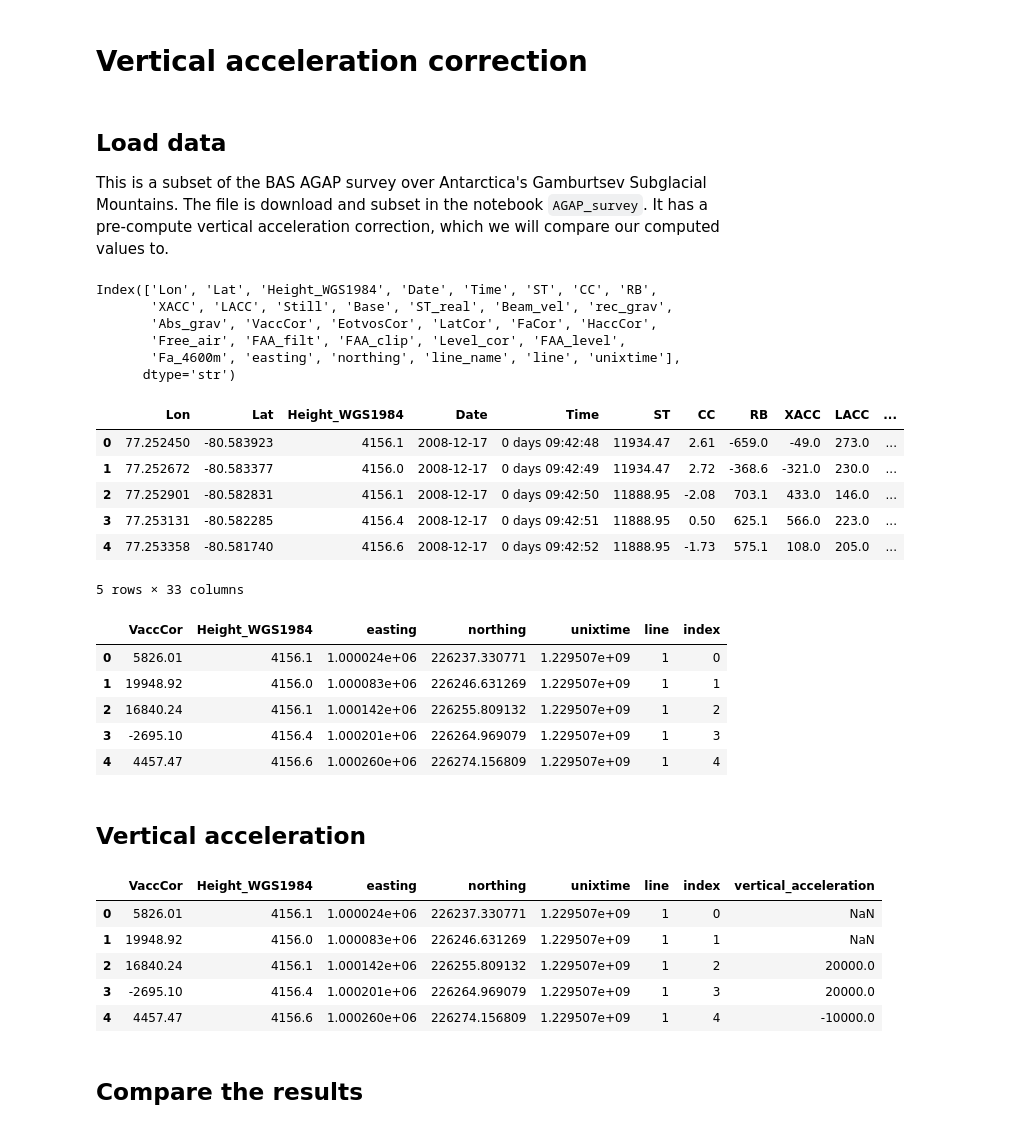
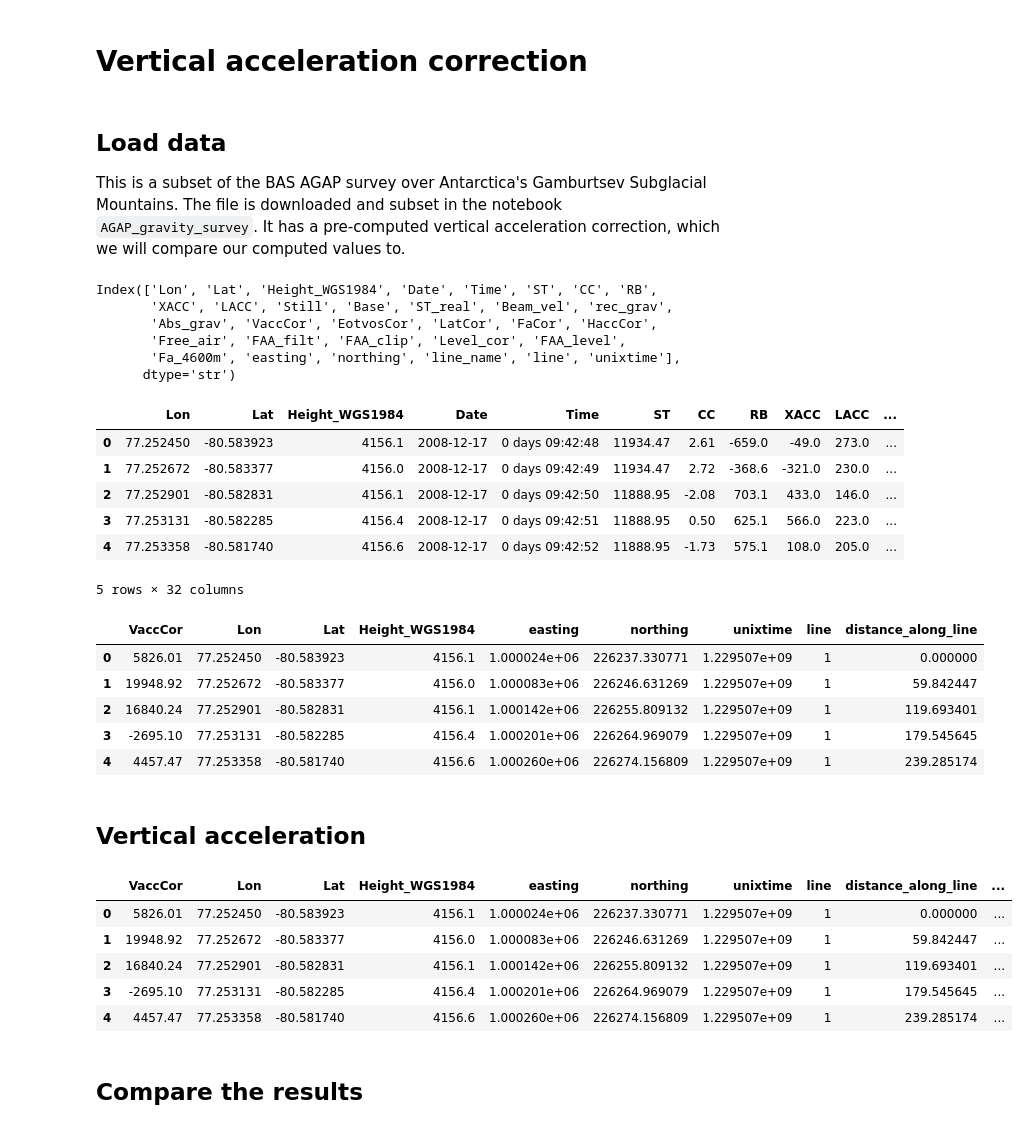
Before and after one commit to GeoToolkits/airbornegeo, a Jupyter notebook: docs/vertical_acceleration_correction.ipynb, the cells around one changed output. Saved outputs shown, nothing was run; the diff lists cells and outputs as text; code cells hidden in the pictures.

```diff
--- a/docs/vertical_acceleration_correction.ipynb
+++ b/docs/vertical_acceleration_correction.ipynb
@@ -14,12 +11,11 @@ pio.renderers.default = "notebook"
 # %% [markdown]
 ## Load data
 
-This is a subset of the BAS AGAP survey over Antarctica's Gamburtsev Subglacial Mountains. The file is download and subset in the notebook `AGAP_survey`. It has a pre-compute vertical acceleration correction, which we will compare our computed values to.
+This is a subset of the BAS AGAP survey over Antarctica's Gamburtsev Subglacial Mountains. The file is downloaded and subset in the notebook `AGAP_gravity_survey`. It has a pre-computed vertical acceleration correction, which we will compare our computed values to.
 # %%
-data_df_full = pd.read_csv("data/AGAP_gravity_survey.csv")
-print(data_df_full.columns)
-data_df_full["index"] = data_df_full.index
-data_df_full.head()
+data_df = pd.read_csv("data/AGAP_gravity_survey.csv")
+print(data_df.columns)
+data_df.head()
 # %% [output]
 Index(['Lon', 'Lat', 'Height_WGS1984', 'Date', 'Time', 'ST', 'CC', 'RB',
        'XACC', 'LACC', 'Still', 'Base', 'ST_real', 'Beam_vel', 'rec_grav',
@@ -33,50 +29,57 @@ Index(['Lon', 'Lat', 'Height_WGS1984', 'Date', 'Time', 'ST', 'CC', 'RB',
 | 2 | 77.252901 | -80.582831 | 4156.1 | 2008-12-17 | 0 days 09:42:50 | 11888.95 | -2.08 | 703.1 | 433.0 | 146.0 | ... |
 | 3 | 77.253131 | -80.582285 | 4156.4 | 2008-12-17 | 0 days 09:42:51 | 11888.95 | 0.50 | 625.1 | 566.0 | 223.0 | ... |
 | 4 | 77.253358 | -80.581740 | 4156.6 | 2008-12-17 | 0 days 09:42:52 | 11888.95 | -1.73 | 575.1 | 108.0 | 205.0 | ... |
-5 rows × 33 columns
+5 rows × 32 columns
+# %%
+data_df["distance_along_line"] = airbornegeo.along_track_distance(
+    data_df,
+    groupby_column="line",
+)
 # %%
 # get only the raw columns
 # we will perform the corrections ourselves and compare to their values
-data_df = data_df_full[
+data_df = data_df[
     [
         "VaccCor",
+        "Lon",
+        "Lat",
         "Height_WGS1984",
         "easting",
         "northing",
         "unixtime",
         "line",
-        "index",
+        "distance_along_line",
     ]
 ]
 data_df.head()
 # %% [output]
-|  | VaccCor | Height_WGS1984 | easting | northing | unixtime | line | index |
-| 0 | 5826.01 | 4156.1 | 1.000024e+06 | 226237.330771 | 1.229507e+09 | 1 | 0 |
-| 1 | 19948.92 | 4156.0 | 1.000083e+06 | 226246.631269 | 1.229507e+09 | 1 | 1 |
-| 2 | 16840.24 | 4156.1 | 1.000142e+06 | 226255.809132 | 1.229507e+09 | 1 | 2 |
-| 3 | -2695.10 | 4156.4 | 1.000201e+06 | 226264.969079 | 1.229507e+09 | 1 | 3 |
-| 4 | 4457.47 | 4156.6 | 1.000260e+06 | 226274.156809 | 1.229507e+09 | 1 | 4 |
+|  | VaccCor | Lon | Lat | Height_WGS1984 | easting | northing | unixtime | line | distance_along_line |
+| 0 | 5826.01 | 77.252450 | -80.583923 | 4156.1 | 1.000024e+06 | 226237.330771 | 1.229507e+09 | 1 | 0.000000 |
+| 1 | 19948.92 | 77.252672 | -80.583377 | 4156.0 | 1.000083e+06 | 226246.631269 | 1.229507e+09 | 1 | 59.842447 |
+| 2 | 16840.24 | 77.252901 | -80.582831 | 4156.1 | 1.000142e+06 | 226255.809132 | 1.229507e+09 | 1 | 119.693401 |
+| 3 | -2695.10 | 77.253131 | -80.582285 | 4156.4 | 1.000201e+06 | 226264.969079 | 1.229507e+09 | 1 | 179.545645 |
+| 4 | 4457.47 | 77.253358 | -80.581740 | 4156.6 | 1.000260e+06 | 226274.156809 | 1.229507e+09 | 1 | 239.285174 |
 # %% [markdown]
 ## Vertical acceleration
 # %%
 data_df["vertical_acceleration"] = airbornegeo.vertical_acceleration(
     data_df,
     groupby_column="line",
     time_column="unixtime",
     height_column="Height_WGS1984",
-    # smoothing_window=3,
+    smoothing_window=3,
     time_threshold=10,
 )
 
 # convert from m/s^2 to mGals
 data_df["vertical_acceleration"] *= 10**5
 data_df.head()
 # %% [output]
-|  | VaccCor | Height_WGS1984 | easting | northing | unixtime | line | index | vertical_acceleration |
-| 0 | 5826.01 | 4156.1 | 1.000024e+06 | 226237.330771 | 1.229507e+09 | 1 | 0 | NaN |
-| 1 | 19948.92 | 4156.0 | 1.000083e+06 | 226246.631269 | 1.229507e+09 | 1 | 1 | NaN |
-| 2 | 16840.24 | 4156.1 | 1.000142e+06 | 226255.809132 | 1.229507e+09 | 1 | 2 | 20000.0 |
-| 3 | -2695.10 | 4156.4 | 1.000201e+06 | 226264.969079 | 1.229507e+09 | 1 | 3 | 20000.0 |
-| 4 | 4457.47 | 4156.6 | 1.000260e+06 | 226274.156809 | 1.229507e+09 | 1 | 4 | -10000.0 |
+|  | VaccCor | Lon | Lat | Height_WGS1984 | easting | northing | unixtime | line | distance_along_line | ... |
+| 0 | 5826.01 | 77.252450 | -80.583923 | 4156.1 | 1.000024e+06 | 226237.330771 | 1.229507e+09 | 1 | 0.000000 | ... |
+| 1 | 19948.92 | 77.252672 | -80.583377 | 4156.0 | 1.000083e+06 | 226246.631269 | 1.229507e+09 | 1 | 59.842447 | ... |
+| 2 | 16840.24 | 77.252901 | -80.582831 | 4156.1 | 1.000142e+06 | 226255.809132 | 1.229507e+09 | 1 | 119.693401 | ... |
+| 3 | -2695.10 | 77.253131 | -80.582285 | 4156.4 | 1.000201e+06 | 226264.969079 | 1.229507e+09 | 1 | 179.545645 | ... |
+| 4 | 4457.47 | 77.253358 | -80.581740 | 4156.6 | 1.000260e+06 | 226274.156809 | 1.229507e+09 | 1 | 239.285174 | ... |
 # %% [markdown]
 ## Compare the results
```
Also changed, not shown: parts of 6 cells of this notebook, 17 other files.
